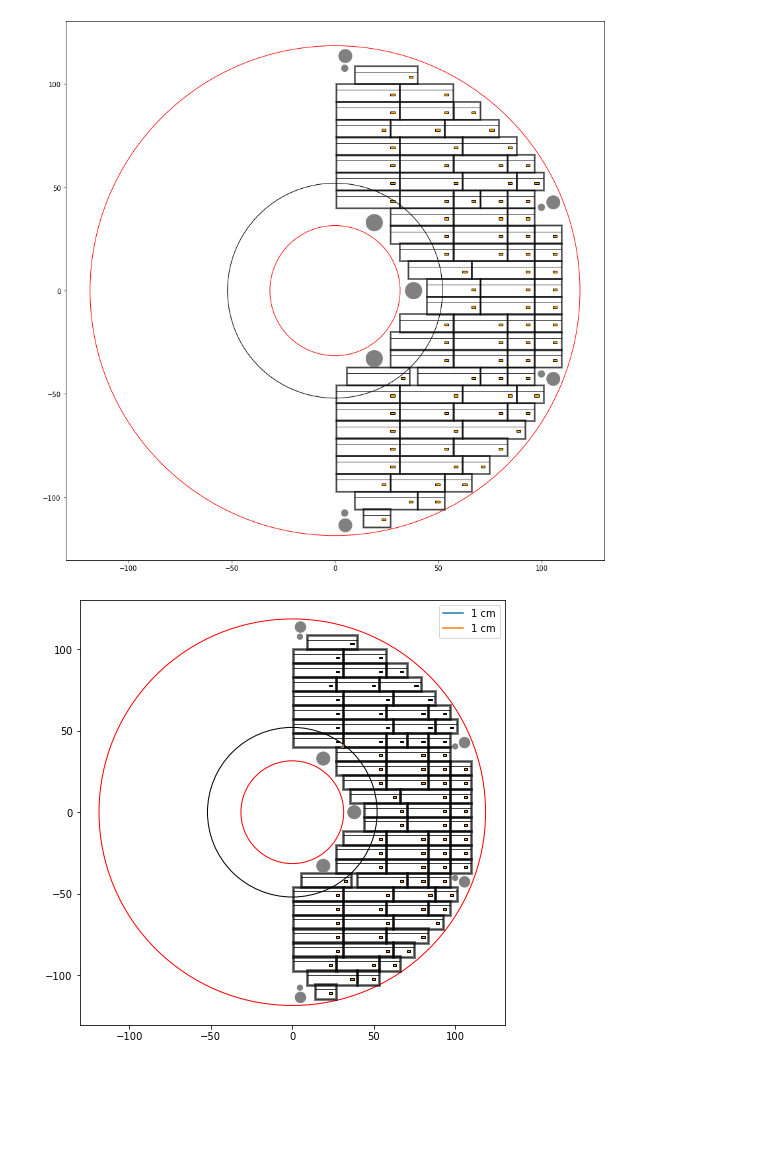
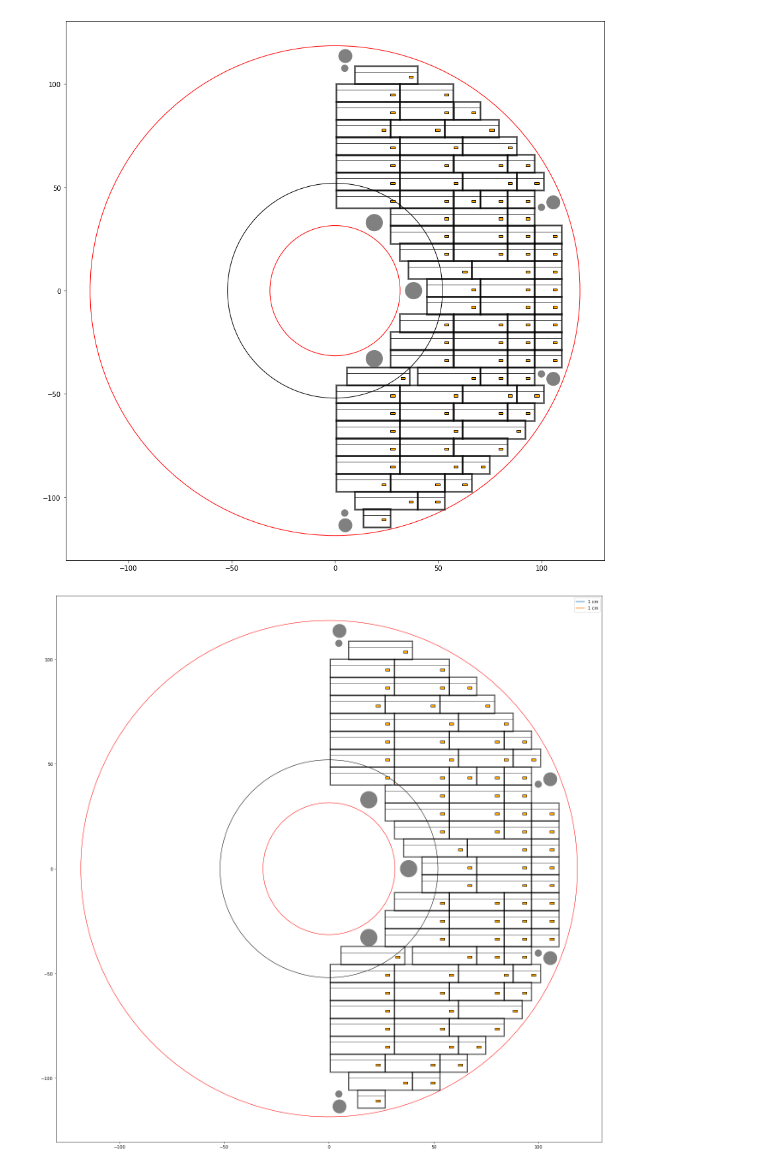
Before and after one commit to physiksgamez/ETL-SH-Design, a Jupyter notebook: layout_print.ipynb, the cells around one changed output. Drawn from its saved outputs; the diff is of its cells as text; code cells hidden in the pictures; blank space fills up the shorter version.

Commit message:
scaled ETL layout code

```diff
--- a/layout_print.ipynb
+++ b/layout_print.ipynb
@@ -413,10 +413,13 @@ plt.show()
 # %% [output]
 [figure]
 # %%
+scale_y = 45
+scale_x = 45
+
 left_margin = 1.  # cm
 right_margin = 1.  # cm
-figure_width = 15. # cm
-figure_height = 15. # cm
+figure_width = scale_x # cm
+figure_height = scale_y # cm
 top_margin = 1.   # cm
 bottom_margin = 1. # cm
 box_width = left_margin + figure_width + right_margin   # cm
@@ -428,17 +431,6 @@ fig = plt.figure(figsize=(box_width*cm2inch,box_height*cm2inch))
 ax = fig.add_subplot(111)
 #ax.plot([1,2,3])
 
-ax.set_ylim(35,65)
-ax.set_xlim(0, 35)
-
-ax.plot([30,31],[40,40],label='1 cm')
-ax.plot([31,31],[40,41], label='1 cm')
-ax.legend()
-
-fig.subplots_adjust(left   = left_margin / box_width,
-                    bottom = bottom_margin / box_height,
-                    right  = 1. - right_margin / box_width,
-                    top    = 1. - top_margin   / box_height,)
 
 
 face = 'D2'
@@ -452,7 +444,7 @@ m = Module(4.310, 5.750, n_sensor_x=2, n_sensor_y=2, sensor_distance_y=sensor_y+
 # this module is now 1mm larger in y
 SM = SuperModule(m, pb, rb, n_modules=3, orientation='above')
 
-plt.rcParams['figure.figsize'] = [15, 15]
+plt.rcParams['figure.figsize'] = [scale_x, scale_y]
 
 plt.gca().add_patch(inner)
 plt.gca().add_patch(rad_boarder)
@@ -467,32 +459,44 @@ for SM in supermodules:
 if False:
     for dee in [face]:#new_layout:
         for sen in new_layout[dee].sensors:
             plt.gca().add_patch(sen.getPolygon(active=True, alpha=0.5))
 
 holes = []
 holes.append(plt.Circle((19.0, -32.9), 4.0,color='gray'))
 holes.append(plt.Circle((19.0, 32.9), 4.0,color='gray'))
 holes.append(plt.Circle((38.0, 0), 4.0,color='gray'))
 
 holes.append(plt.Circle((5.0, 113.53), 3.2,color='gray'))
 holes.append(plt.Circle((4.7, 107.6), 1.6,color='gray'))
 
 holes.append(plt.Circle((5.0, -113.53), 3.2,color='gray'))
 holes.append(plt.Circle((4.7, -107.6), 1.6,color='gray'))
 
 holes.append(plt.Circle((99.85, 40.315), 1.6,color='gray'))
 holes.append(plt.Circle((105.6, 42.7), 3.2,color='gray'))
 
 holes.append(plt.Circle((99.85, -40.315), 1.6,color='gray'))
 holes.append(plt.Circle((105.6, -42.7), 3.2,color='gray'))
 
 for hole in holes:
     plt.gca().add_patch(hole)
 
+ax.set_ylim(0 , 0 + scale_y)
+ax.set_xlim(55, 55 + scale_x)
+
+ax.plot([30,31],[40,40],label='1 cm')
+ax.plot([31,31],[40,41], label='1 cm')
+ax.legend()
+
+fig.subplots_adjust(left   = left_margin / box_width,
+                    bottom = bottom_margin / box_height,
+                    right  = 1. - right_margin / box_width,
+                    top    = 1. - top_margin   / box_height,)
+
 fig.savefig('ETL.png', dpi=300)
-fig.savefig('ETL.pdf', dpi=500)
+
 
 plt.axis('scaled')
 plt.show()
 # %% [output]
-[figure, old version]
+[figure, new version]
```
